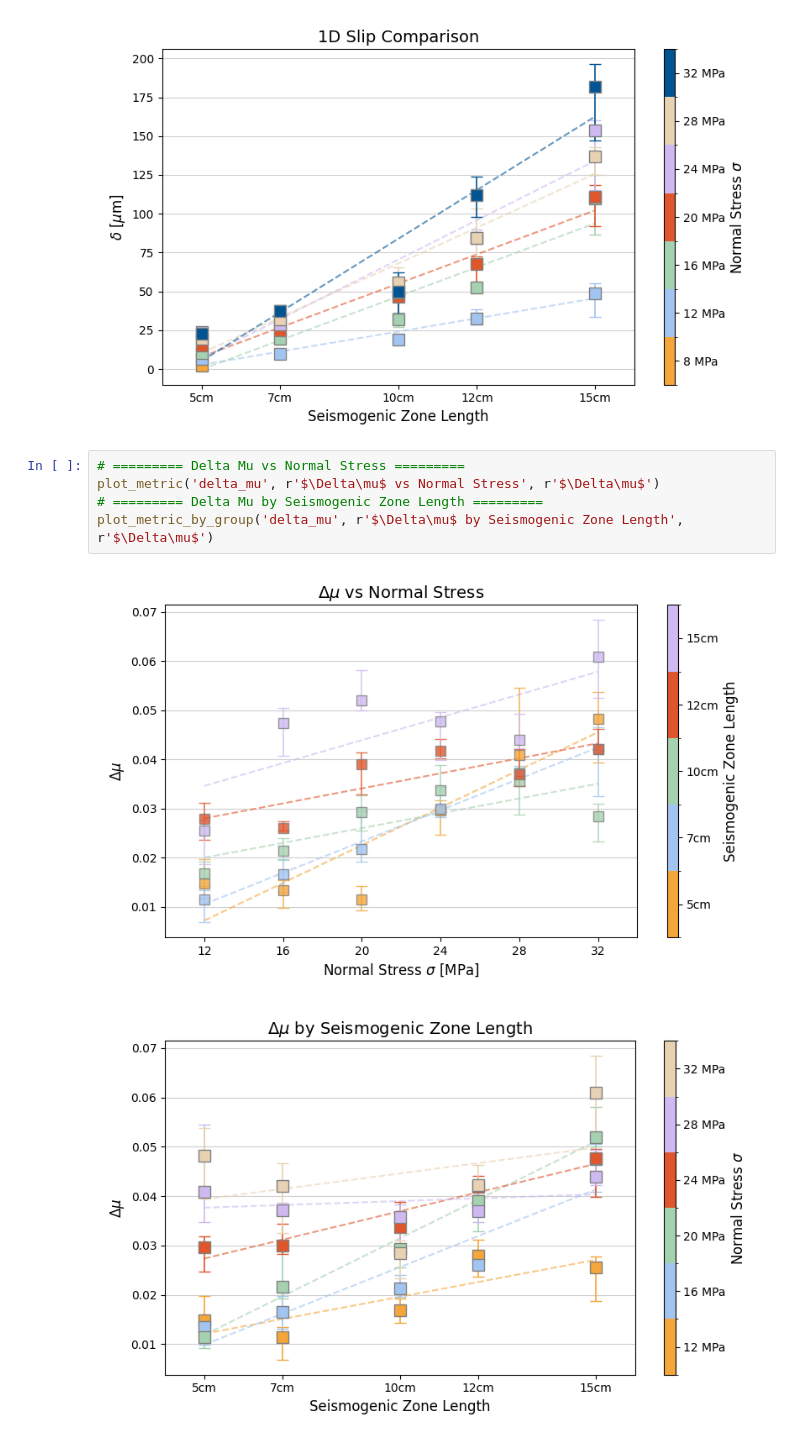
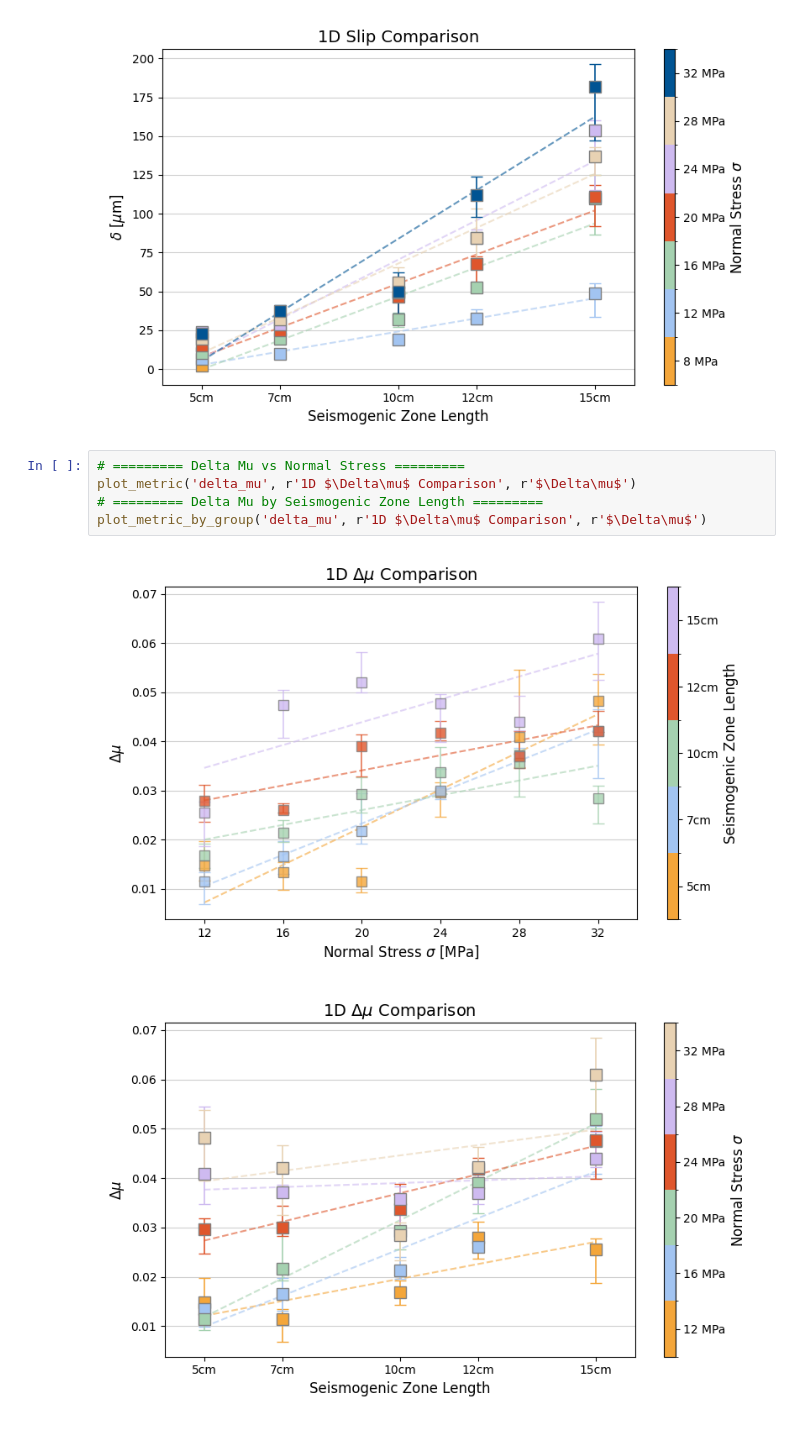
Before and after one commit to Potter0427/labquake_explorer_re, a Jupyter notebook: export h5/1D_Summary_Plots.ipynb, the cells around one changed output. Cells and saved outputs as stored; diff of their text form.

```diff
--- a/export h5/1D_Summary_Plots.ipynb
+++ b/export h5/1D_Summary_Plots.ipynb
@@ -361,9 +361,9 @@ plot_metric_by_group('delta_avg', r'1D Slip Comparison', r'$\delta$ [$\mu$m]', u
 [figure]
 # %%
 # ========= Delta Mu vs Normal Stress =========
-plot_metric('delta_mu', r'$\Delta\mu$ vs Normal Stress', r'$\Delta\mu$')
+plot_metric('delta_mu', r'1D $\Delta\mu$ Comparison', r'$\Delta\mu$')
 # ========= Delta Mu by Seismogenic Zone Length =========
-plot_metric_by_group('delta_mu', r'$\Delta\mu$ by Seismogenic Zone Length', r'$\Delta\mu$')
+plot_metric_by_group('delta_mu', r'1D $\Delta\mu$ Comparison', r'$\Delta\mu$')
 # %% [output]
-[figure, old version]
+[figure, new version]
-[figure, old version]
+[figure, new version]
```
Also changed, not shown: 1 other file.
